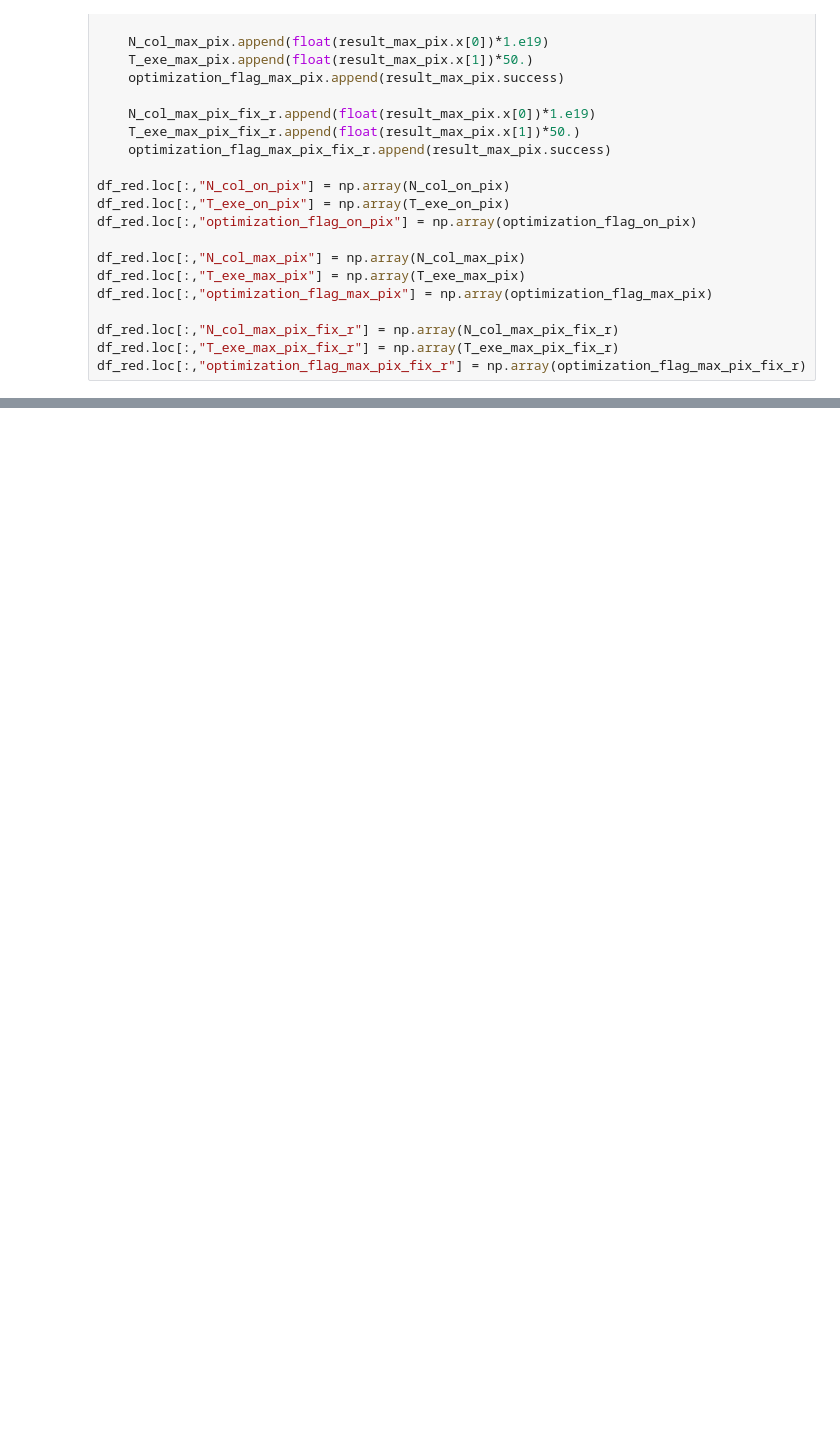
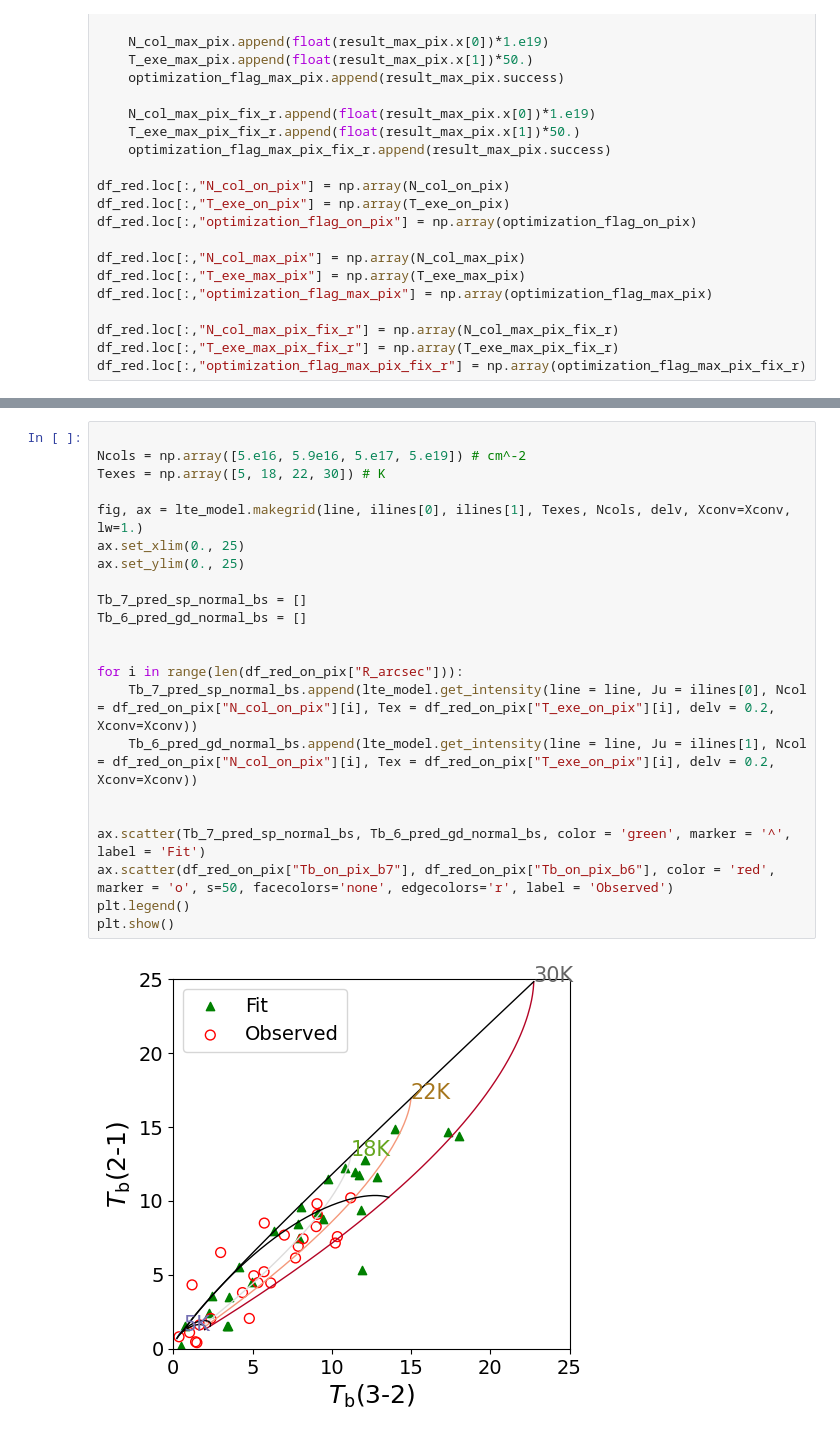
Before and after one commit to mihirtripathi97/LTEAnalysis, a Jupyter notebook: Tb_estimater_pipeline.ipynb, the cells around one changed output, grey strips where cells are left out. Saved outputs shown, nothing was run; the diff lists cells and outputs as text; blank space fills up the shorter version.

```diff
--- a/Tb_estimater_pipeline.ipynb
+++ b/Tb_estimater_pipeline.ipynb
@@ -207,0 +278,24 @@ plt.show()
+# %%
+
+Ncols = np.array([5.e16, 5.9e16, 5.e17, 5.e19]) # cm^-2
+Texes = np.array([5, 18, 22, 30]) # K
+
+fig, ax = lte_model.makegrid(line, ilines[0], ilines[1], Texes, Ncols, delv, Xconv=Xconv, lw=1.)
+ax.set_xlim(0., 25)
+ax.set_ylim(0., 25)
+
+Tb_7_pred_sp_normal_bs = []
+Tb_6_pred_gd_normal_bs = []
+
+
+for i in range(len(df_red_on_pix["R_arcsec"])):
+    Tb_7_pred_sp_normal_bs.append(lte_model.get_intensity(line = line, Ju = ilines[0], Ncol = df_red_on_pix["N_col_on_pix"][i], Tex = df_red_on_pix["T_exe_on_pix"][i], delv = 0.2, Xconv=Xconv))
+    Tb_6_pred_gd_normal_bs.append(lte_model.get_intensity(line = line, Ju = ilines[1], Ncol = df_red_on_pix["N_col_on_pix"][i], Tex = df_red_on_pix["T_exe_on_pix"][i], delv = 0.2, Xconv=Xconv))
+
+
+ax.scatter(Tb_7_pred_sp_normal_bs, Tb_6_pred_gd_normal_bs, color = 'green', marker = '^', label = 'Fit')
+ax.scatter(df_red_on_pix["Tb_on_pix_b7"], df_red_on_pix["Tb_on_pix_b6"], color = 'red', marker = 'o', s=50, facecolors='none', edgecolors='r', label = 'Observed')
+plt.legend()
+plt.show()
+# %% [output]
+[figure, added]
```
Also changed, not shown: parts of 12 cells of this notebook.
